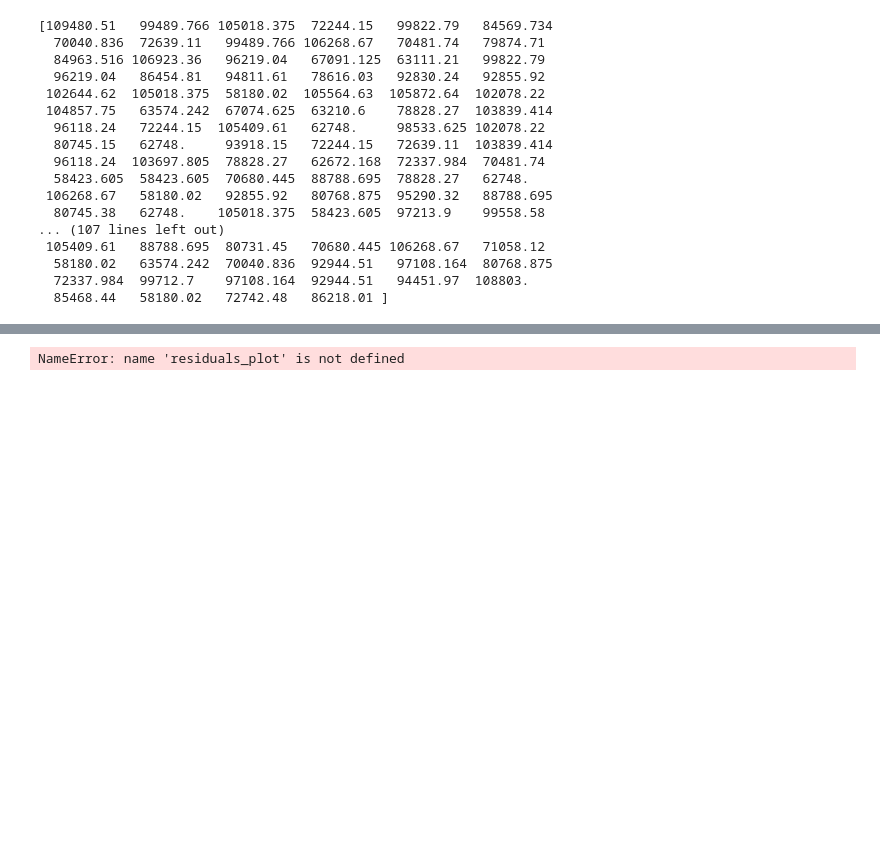
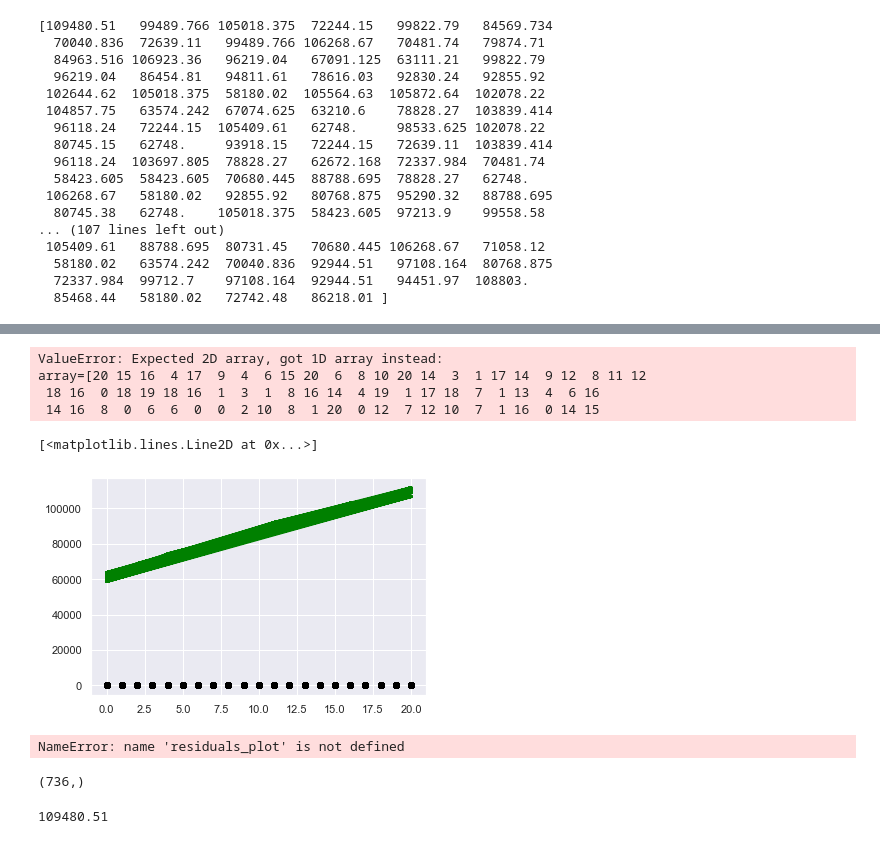
Before and after one commit to codingWithAndy/CSCM21-Abuses_Biases_and_Blessing_of_Data, a Jupyter notebook: Assignments/Part 2/solution.ipynb, the cells around one changed output, grey strips where cells are left out. Saved outputs shown, nothing was run; the diff lists cells and outputs as text; code cells hidden in the pictures; blank space fills up the shorter version.

```diff
--- a/Assignments/Part 2/solution.ipynb
+++ b/Assignments/Part 2/solution.ipynb
@@ -72,3 +187,33 @@ NameError: name 'plt' is not defined
+# %%
+from sklearn.linear_model import LinearRegression
+from sklearn.model_selection import train_test_split
+import matplotlib.pyplot as plt
+from sklearn.metrics import mean_squared_error, r2_score
+regr  = LinearRegression()
+regr.fit(X_test['years_of_experience'], y_hat_no_bias)
+y_pred   = regr.predict(y_hat_no_bias)
+
+print("Male:")
+print('Coefficients: \n', regr.coef_)
+# The mean squared error
+print('Mean squared error: %.2f'
+      % mean_squared_error(y_hat_no_bias, y_pred))
+# The coefficient of determination: 1 is perfect prediction
+print('Coefficient of determination: %.2f'
+      % r2_score(y_hat_no_bias, y_pred))
+print('Intercept: %.2f'
+      % regr.intercept_)
+# %% [output]
+ValueError: Expected 2D array, got 1D array instead:
+array=[20 15 16  4 17  9  4  6 15 20  6  8 10 20 14  3  1 17 14  9 12  8 11 12
+ 18 16  0 18 19 18 16  1  3  1  8 16 14  4 19  1 17 18  7  1 13  4  6 16
+ 14 16  8  0  6  6  0  0  2 10  8  1 20  0 12  7 12 10  7  1 16  0 14 15
+# %%
+plt.scatter(X_test['years_of_experience'], y_test,  color='black')
+plt.plot(X_test['years_of_experience'], y_pred, color='green', linewidth=3)
+# %% [output]
+[<matplotlib.lines.Line2D at 0x...>]
+[figure, added]
 # %%
 print(residuals_plot(xgb_model, X_train, y_train, X_test, y_test))
 # %% [output]
@@ -76,3 +221,11 @@ NameError: name 'residuals_plot' is not defined
 # %%
 from yellowbrick.regressor import residuals_plot
 from yellowbrick.regressor import prediction_error
+# %%
+print(y_hat_no_bias.shape)
+# %% [output]
+(736,)
+# %%
+y_hat_no_bias[0]
+# %% [output]
+109480.51
```
Also changed, not shown: parts of 31 cells of this notebook.
